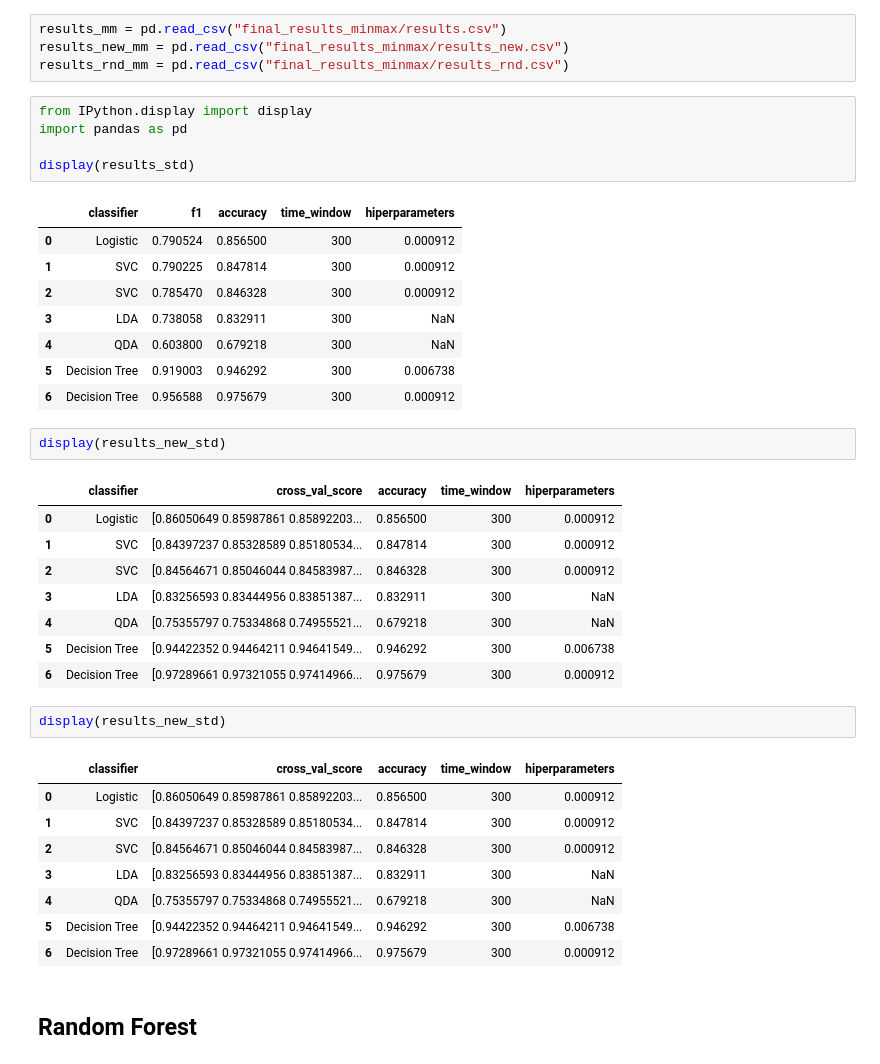
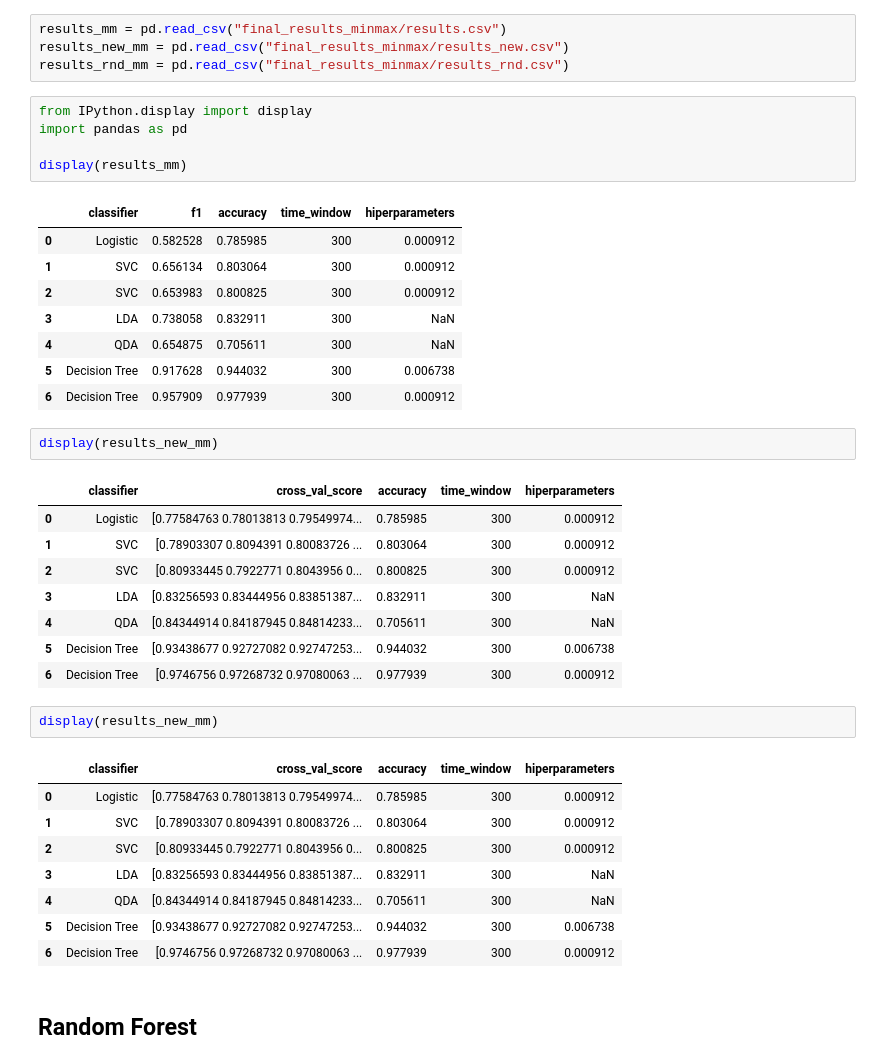
Before and after one commit to zvonimir-rezo/oil-well-classification, a Jupyter notebook: uzop_projekt_rezultati.ipynb, the cells around one changed output. Drawn from its saved outputs; the diff is of its cells as text.

```diff
--- a/uzop_projekt_rezultati.ipynb
+++ b/uzop_projekt_rezultati.ipynb
@@ -1054,39 +1054,39 @@ results_rnd_mm = pd.read_csv("final_results_minmax/results_rnd.csv")
 # %%
 from IPython.display import display
 import pandas as pd
 
-display(results_std)
+display(results_mm)
 # %% [output]
 |  | classifier | f1 | accuracy | time_window | hiperparameters |
-| 0 | Logistic | 0.790524 | 0.856500 | 300 | 0.000912 |
-| 1 | SVC | 0.790225 | 0.847814 | 300 | 0.000912 |
-| 2 | SVC | 0.785470 | 0.846328 | 300 | 0.000912 |
+| 0 | Logistic | 0.582528 | 0.785985 | 300 | 0.000912 |
+| 1 | SVC | 0.656134 | 0.803064 | 300 | 0.000912 |
+| 2 | SVC | 0.653983 | 0.800825 | 300 | 0.000912 |
 | 3 | LDA | 0.738058 | 0.832911 | 300 | NaN |
-| 4 | QDA | 0.603800 | 0.679218 | 300 | NaN |
-| 5 | Decision Tree | 0.919003 | 0.946292 | 300 | 0.006738 |
-| 6 | Decision Tree | 0.956588 | 0.975679 | 300 | 0.000912 |
+| 4 | QDA | 0.654875 | 0.705611 | 300 | NaN |
+| 5 | Decision Tree | 0.917628 | 0.944032 | 300 | 0.006738 |
+| 6 | Decision Tree | 0.957909 | 0.977939 | 300 | 0.000912 |
 # %%
-display(results_new_std)
+display(results_new_mm)
 # %% [output]
 |  | classifier | cross_val_score | accuracy | time_window | hiperparameters |
-| 0 | Logistic | [0.86050649 0.85987861 0.85892203... | 0.856500 | 300 | 0.000912 |
-| 1 | SVC | [0.84397237 0.85328589 0.85180534... | 0.847814 | 300 | 0.000912 |
-| 2 | SVC | [0.84564671 0.85046044 0.84583987... | 0.846328 | 300 | 0.000912 |
+| 0 | Logistic | [0.77584763 0.78013813 0.79549974... | 0.785985 | 300 | 0.000912 |
+| 1 | SVC | [0.78903307 0.8094391 0.80083726 ... | 0.803064 | 300 | 0.000912 |
+| 2 | SVC | [0.80933445 0.7922771 0.8043956 0... | 0.800825 | 300 | 0.000912 |
 | 3 | LDA | [0.83256593 0.83444956 0.83851387... | 0.832911 | 300 | NaN |
-| 4 | QDA | [0.75355797 0.75334868 0.74955521... | 0.679218 | 300 | NaN |
-| 5 | Decision Tree | [0.94422352 0.94464211 0.94641549... | 0.946292 | 300 | 0.006738 |
-| 6 | Decision Tree | [0.97289661 0.97321055 0.97414966... | 0.975679 | 300 | 0.000912 |
+| 4 | QDA | [0.84344914 0.84187945 0.84814233... | 0.705611 | 300 | NaN |
+| 5 | Decision Tree | [0.93438677 0.92727082 0.92747253... | 0.944032 | 300 | 0.006738 |
+| 6 | Decision Tree | [0.9746756 0.97268732 0.97080063 ... | 0.977939 | 300 | 0.000912 |
 # %%
-display(results_new_std)
+display(results_new_mm)
 # %% [output]
 |  | classifier | cross_val_score | accuracy | time_window | hiperparameters |
-| 0 | Logistic | [0.86050649 0.85987861 0.85892203... | 0.856500 | 300 | 0.000912 |
-| 1 | SVC | [0.84397237 0.85328589 0.85180534... | 0.847814 | 300 | 0.000912 |
-| 2 | SVC | [0.84564671 0.85046044 0.84583987... | 0.846328 | 300 | 0.000912 |
+| 0 | Logistic | [0.77584763 0.78013813 0.79549974... | 0.785985 | 300 | 0.000912 |
+| 1 | SVC | [0.78903307 0.8094391 0.80083726 ... | 0.803064 | 300 | 0.000912 |
+| 2 | SVC | [0.80933445 0.7922771 0.8043956 0... | 0.800825 | 300 | 0.000912 |
 | 3 | LDA | [0.83256593 0.83444956 0.83851387... | 0.832911 | 300 | NaN |
-| 4 | QDA | [0.75355797 0.75334868 0.74955521... | 0.679218 | 300 | NaN |
-| 5 | Decision Tree | [0.94422352 0.94464211 0.94641549... | 0.946292 | 300 | 0.006738 |
-| 6 | Decision Tree | [0.97289661 0.97321055 0.97414966... | 0.975679 | 300 | 0.000912 |
+| 4 | QDA | [0.84344914 0.84187945 0.84814233... | 0.705611 | 300 | NaN |
+| 5 | Decision Tree | [0.93438677 0.92727082 0.92747253... | 0.944032 | 300 | 0.006738 |
+| 6 | Decision Tree | [0.9746756 0.97268732 0.97080063 ... | 0.977939 | 300 | 0.000912 |
 # %% [markdown]
 ## Random Forest
 # %% [markdown]
```
